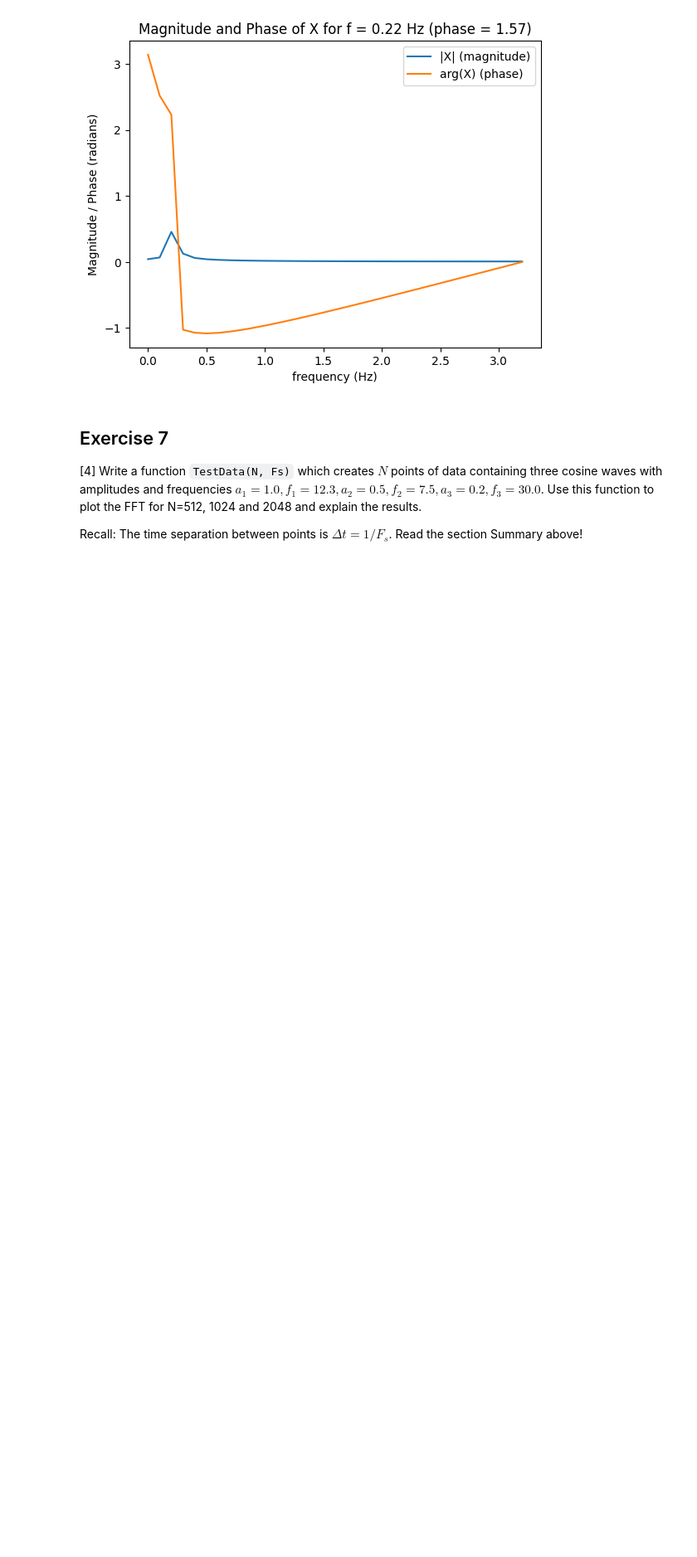
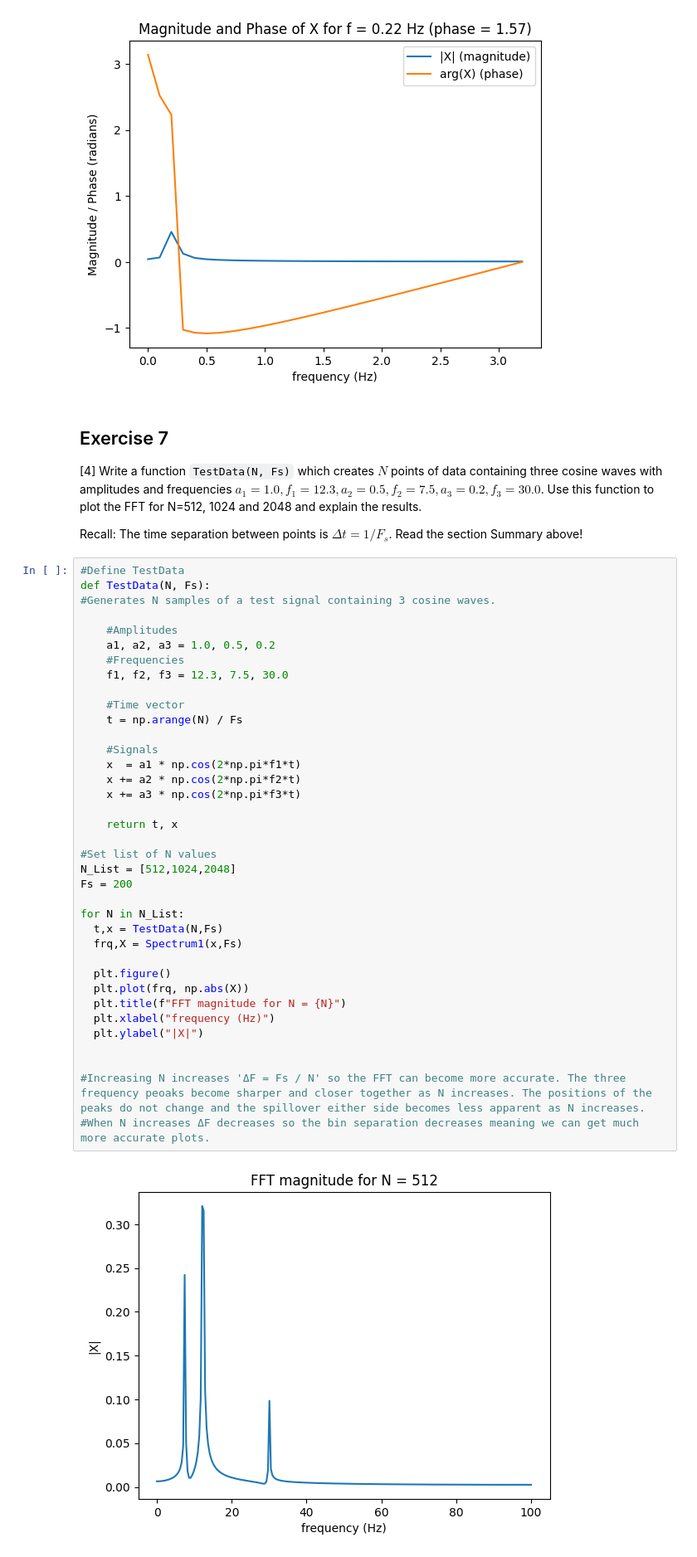
Before and after one commit to PX2145-2025/week-10-b-HemmingMatthew, a Jupyter notebook: FFT.ipynb, the cells around one changed output. Shown: that part at 83% size. Drawn from its saved outputs; the diff is of its cells as text; blank space fills up the shorter version.

```diff
--- a/FFT.ipynb
+++ b/FFT.ipynb
@@ -495,3 +496,42 @@ for f in frequencies:
 [4] Write a function `TestData(N, Fs)` which creates $N$ points of data containing three cosine waves with amplitudes and frequencies $a_1 = 1.0, f_1 = 12.3, a_2 = 0.5, f_2 = 7.5, a_3 = 0.2, f_3 = 30.0$. Use this function to plot the FFT for N=512, 1024 and 2048 and explain the results.
 
  Recall: The time separation between points is $\Delta t = 1/F_s$. Read the section Summary above!
+# %%
+#Define TestData
+def TestData(N, Fs):
+#Generates N samples of a test signal containing 3 cosine waves.
+
+    #Amplitudes
+    a1, a2, a3 = 1.0, 0.5, 0.2
+    #Frequencies
+    f1, f2, f3 = 12.3, 7.5, 30.0
+
+    #Time vector
+    t = np.arange(N) / Fs
+
+    #Signals
+    x  = a1 * np.cos(2*np.pi*f1*t)
+    x += a2 * np.cos(2*np.pi*f2*t)
+    x += a3 * np.cos(2*np.pi*f3*t)
+
+    return t, x
+
+#Set list of N values
+N_List = [512,1024,2048]
+Fs = 200
+
+for N in N_List:
+  t,x = TestData(N,Fs)
+  frq,X = Spectrum1(x,Fs)
+
+  plt.figure()
+  plt.plot(frq, np.abs(X))
+  plt.title(f"FFT magnitude for N = {N}")
+  plt.xlabel("frequency (Hz)")
+  plt.ylabel("|X|")
+
+
+#Increasing N increases 'ΔF = Fs / N' so the FFT can become more accurate. The three frequency peoaks become sharper and closer together as N increases. The positions of the peaks do not change and the spillover either side becomes less apparent as N increases.
+#When N increases ΔF decreases so the bin separation decreases meaning we can get much more accurate plots.
+# %% [output]
+[figure, added]
```
Also changed, not shown: parts of 3 cells of this notebook.
